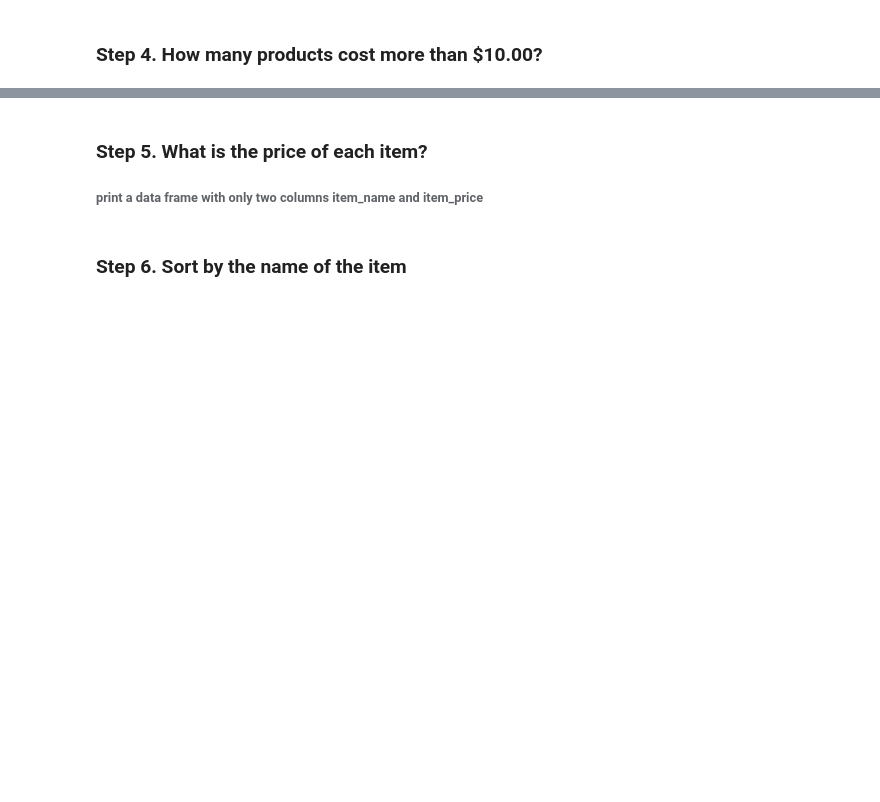
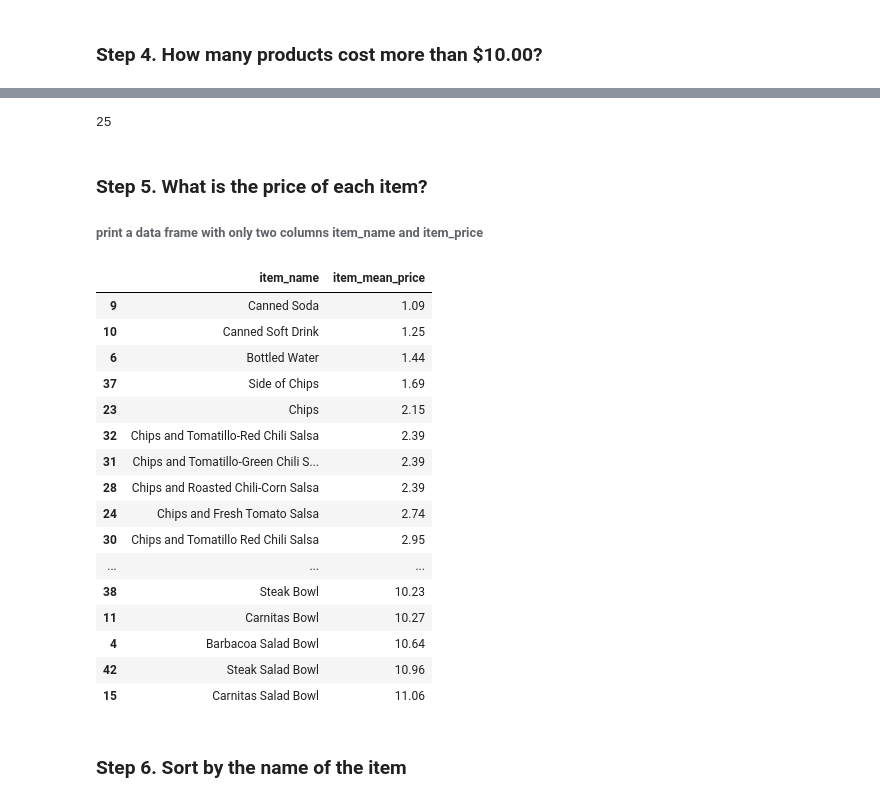
Before and after one commit to SunFanton/python-courses, a Jupyter notebook: otros/exercises/pandas_exercises/02_Filtering_&_Sorting/Chipotle/Exercises_solved_by_me.ipynb, the cells around one changed output, grey strips where cells are left out. Saved outputs shown, nothing was run; the diff lists cells and outputs as text; code cells hidden in the pictures; blank space fills up the shorter version.

```diff
--- a/otros/exercises/pandas_exercises/02_Filtering_&_Sorting/Chipotle/Exercises_solved_by_me.ipynb
+++ b/otros/exercises/pandas_exercises/02_Filtering_&_Sorting/Chipotle/Exercises_solved_by_me.ipynb
@@ -20,5 +84,36 @@ df = pd.read_csv()
+# %%
+chipo[price_filter]["item_name"].unique().shape[0]
+# %% [output]
+25
 # %% [markdown]
 ### Step 5. What is the price of each item?
 ###### print a data frame with only two columns item_name and item_price
+# %%
+# first obtiene el primer valor de esa columna de cada grupo
+chipo[chipo['quantity'] == 1] \
+  .groupby("item_name") \
+  .agg({ "item_price": "mean" }) \
+  .reset_index() \
+  .round({"item_price": 2}) \
+  .rename(columns={"item_price": "item_mean_price"}) \
+  .sort_values(by="item_mean_price")
+# %% [output]
+|  | item_name | item_mean_price |
+| 9 | Canned Soda | 1.09 |
+| 10 | Canned Soft Drink | 1.25 |
+| 6 | Bottled Water | 1.44 |
+| 37 | Side of Chips | 1.69 |
+| 23 | Chips | 2.15 |
+| 32 | Chips and Tomatillo-Red Chili Salsa | 2.39 |
+| 31 | Chips and Tomatillo-Green Chili S... | 2.39 |
+| 28 | Chips and Roasted Chili-Corn Salsa | 2.39 |
+| 24 | Chips and Fresh Tomato Salsa | 2.74 |
+| 30 | Chips and Tomatillo Red Chili Salsa | 2.95 |
+| ... | ... | ... |
+| 38 | Steak Bowl | 10.23 |
+| 11 | Carnitas Bowl | 10.27 |
+| 4 | Barbacoa Salad Bowl | 10.64 |
+| 42 | Steak Salad Bowl | 10.96 |
+| 15 | Carnitas Salad Bowl | 11.06 |
 # %% [markdown]
 ### Step 6. Sort by the name of the item
```
Also changed, not shown: parts of 11 cells of this notebook.
